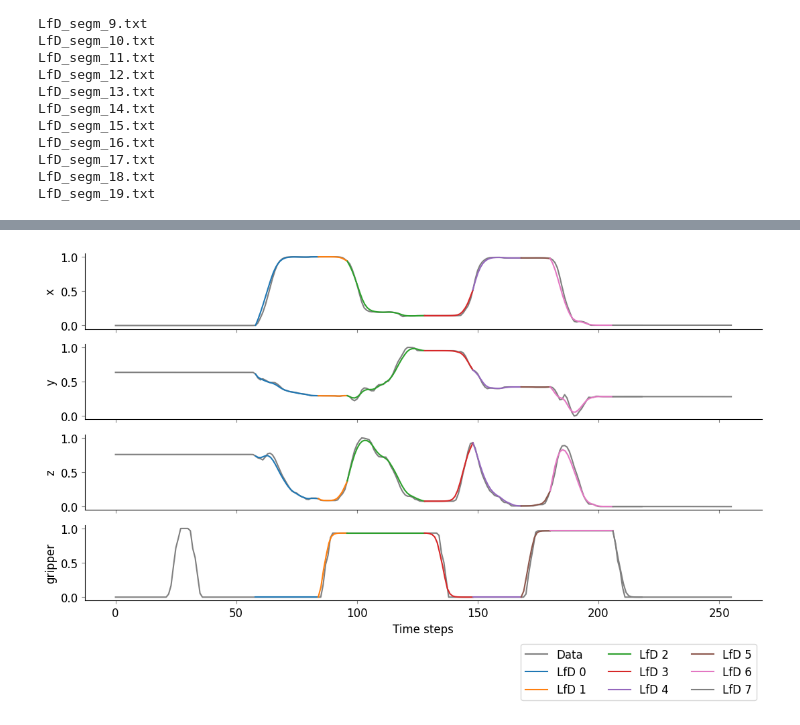
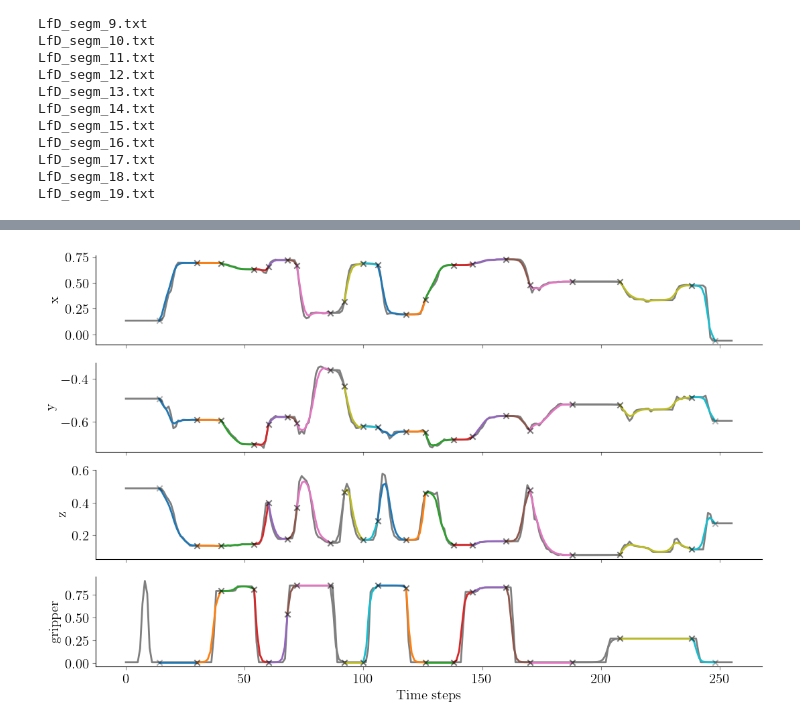
Before and after one commit to kir0ul/sdl, a Jupyter notebook: skills-segm-lib.ipynb, the cells around one changed output, grey strips where cells are left out. Saved outputs shown, nothing was run; the diff lists cells and outputs as text; code cells hidden in the pictures.

```diff
--- a/skills-segm-lib.ipynb
+++ b/skills-segm-lib.ipynb
@@ -60,7 +80,7 @@ True
 # bagfiles = get_bagfiles_from_json(ground_truth_segm_file=ground_truth_segm_file)
 # bagfiles
 # %%
-filenum = 4
+filenum = 0
 # bagfile = bagfiles[filenum]
 # bagfile
 # %%
@@ -333,13 +378,14 @@ fig, axes = plt.subplots(
     nrows=len(df_labels), ncols=1, sharex=True, sharey=False, figsize=(11, 7)
 )
 cmap = mpl.colormaps.get("Pastel2").colors
+labels_fontsize = 15
 for idx, ax in enumerate(axes):
     for item in (
         [ax.title, ax.xaxis.label, ax.yaxis.label]
         + ax.get_xticklabels()
         + ax.get_yticklabels()
     ):
-        item.set_fontsize(12)
+        item.set_fontsize(labels_fontsize)
 
     ax.plot(traj.timestamp, traj[df_labels[idx]], "k")
     ax.set_ylabel(df_labels[idx])
@@ -428,12 +474,13 @@ for idx, ax in enumerate(axes):
             raise ValueError("Unexpected value in ground truth JSON file")
 
 axes[-1].set_xlabel("Time")
-fig.suptitle("Ground truth segmentation", fontsize=14)
+# fig.suptitle("Ground truth segmentation", fontsize=14)
 fig.autofmt_xdate()
 fig.tight_layout()
-axes[-1].legend(bbox_to_anchor=(1, -2.5), ncol=nsegments, fontsize=12)
-fig.patch.set_alpha(0)
-fig.patch.set_facecolor("white")
+axes[-1].legend(bbox_to_anchor=(1, -2.5), ncol=nsegments, fontsize=labels_fontsize)
+if TRANSP_BACK_PLOT:
+    fig.patch.set_alpha(0)
+    fig.patch.set_facecolor("white")
 
 plt.show()
 # %% [output]
@@ -547,8 +595,8 @@ array([[6.65273228e-05, 6.35833273e-01, 7.58165380e-01, ...,
 #     cpd_segm_penalty = 9
 #     true_chg_pts_iso = [segm["end"] for segm in gt_segm_dict[what_segments].values()]
 
-# cpd_segm_penalty = 2
-cpd_segm_penalty = 5
+cpd_segm_penalty = 2
+# cpd_segm_penalty = 5
 true_chg_pts_iso = []
 for idx, skill in enumerate(gt_segm_dict["segments"].values()):
     if isinstance(skill, list):
@@ -852,6 +971,7 @@ fig, axes = plt.subplots(nrows=pos_segm.shape[1], ncols=1, sharex=True, figsize=
 cmap = mpl.colormaps.get("Set3").colors
 # plt_labels = traj.columns[colsids2keep]
 plt_labels = [df_labels[item] for item in colsids2keep]
+labels_fontsize = 15
 ts = np.arange(stop=X_down_scaled.shape[0])
 for axi, axv in enumerate(axes):
     for item in (
@@ -859,8 +979,9 @@ for axi, axv in enumerate(axes):
         + axv.get_xticklabels()
         + axv.get_yticklabels()
     ):
-        item.set_fontsize(12)
-    axv.plot(X_down_scaled[:, axi], color="k", label="Data", alpha=0.5)
+        item.set_fontsize(labels_fontsize)
+    # axv.plot(X_down_scaled[:, axi], color="k", label="Data", alpha=0.5, lw=2)
+    axv.plot(X_down.to_numpy()[:, axi], color="k", label="Data", alpha=0.5, lw=2)
     axv.set_ylabel(plt_labels[axi])
     axv.tick_params(color="gray")
     axv.spines[["right", "top"]].set_visible(False)
@@ -876,7 +997,10 @@ for seg_i, seg_v in enumerate(chg_pts_all[:-1]):
     ts_segm_ref = np.linspace(
         start=chg_pts_all[seg_i], stop=chg_pts_all[seg_i + 1], num=n_nodes
     )
-    pos_segm = X_down_scaled[chg_pts_all[seg_i] : chg_pts_all[seg_i + 1], colsids2keep]
+    # pos_segm = X_down_scaled[chg_pts_all[seg_i] : chg_pts_all[seg_i + 1], colsids2keep]
+    pos_segm = X_down.to_numpy()[
+        chg_pts_all[seg_i] : chg_pts_all[seg_i + 1], colsids2keep
+    ]
     # ts_elmap = np.arange(pos_segm.shape[0])[:, np.newaxis]
     ts_elmap = np.linspace(
         start=chg_pts_all[seg_i], stop=chg_pts_all[seg_i + 1], num=pos_segm.shape[0]
@@ -896,7 +1020,10 @@ for seg_i, seg_v in enumerate(chg_pts_all[:-1]):
         (
             np.array([ts_elmap[0], ts_elmap[-1]]),
             # X_down_scaled[[chg_pts_all[seg_i], chg_pts_all[seg_i + 1]], 0:3],
-            X_down_scaled[:, colsids2keep][
+            # X_down_scaled[:, colsids2keep][
+            #     [chg_pts_all[seg_i], chg_pts_all[seg_i + 1]], :
+            # ],
+            X_down.to_numpy()[:, colsids2keep][
                 [chg_pts_all[seg_i], chg_pts_all[seg_i + 1]], :
             ],
         )
@@ -908,20 +1035,23 @@ for seg_i, seg_v in enumerate(chg_pts_all[:-1]):
     # if seg_i == 7:
     #     constraints[0, 2] += 0.09
 
-    print(f"Constraints:\n{constraints}")
+    with np.printoptions(precision=3, suppress=True):
+        print(f"Constraints:\n{constraints}")
     new_traj = elmap.optimize_map(
         consts=constraints,
         inds=[0, n_nodes - 1],
     )
     new_traj_end = new_traj[:, 1:]
-    print(f"Start of learned trajectory: {new_traj[0]}")
-    print(f"End of learned trajectory: {new_traj[-1]}")
-    new_traj_unscaled = minmaxscaler.inverse_transform(
-        np.hstack((new_traj_end, np.zeros((new_traj_end.shape[0], nsegments))))
-    )[:, colsids2keep]
+    with np.printoptions(precision=3, suppress=True):
+        print(f"Start of learned trajectory: {new_traj[0]}")
+        print(f"End of learned trajectory: {new_traj[-1]}")
+    # new_traj_unscaled = minmaxscaler.inverse_transform(
+    #     np.hstack((new_traj_end, np.zeros((new_traj_end.shape[0], nsegments))))
+    # )[:, colsids2keep]
     np.savetxt(
         f"LfD_segm_{seg_i}.txt",
-        new_traj_unscaled,
+        # new_traj_unscaled,
+        new_traj_end,
         delimiter=",",
         header=", ".join(list(plt_labels))
         + f"\n{[int(item) for item in true_chg_pts]}",
@@ -933,12 +1063,30 @@ for seg_i, seg_v in enumerate(chg_pts_all[:-1]):
             new_traj_end[:, axi],
             # color=cmap[seg_i],
             label=f"LfD {seg_i}",
+            lw=2,
+        )
+        axv.scatter(
+            ts_segm_ref[0],
+            constraints[0, axi + 1],
+            marker="x",
+            color="k",
+            alpha=0.3,
+            zorder=2.5,
+        )
+        axv.scatter(
+            ts_segm_ref[-1],
+            constraints[-1, axi + 1],
+            marker="x",
+            color="k",
+            alpha=0.3,
+            zorder=2.5,
         )
 
 axes[-1].set_xlabel("Time steps")
-axes[-1].legend(bbox_to_anchor=(1, -0.5), ncol=round((nsegments + 1) / 3), fontsize=12)
-fig.patch.set_alpha(0)
-fig.patch.set_facecolor("white")
+# axes[-1].legend(bbox_to_anchor=(1, -0.5), ncol=6, fontsize=labels_fontsize)
+if TRANSP_BACK_PLOT:
+    fig.patch.set_alpha(0)
+    fig.patch.set_facecolor("white")
 fig.tight_layout()
 
 plt.show()
@@ -963 +1111 @@ End of learned trajectory: [2.17988790e+02 4.45822679e-03 2.82794725e-01 1.00265
-[figure, old version]
+[figure, new version]
```
Also changed, not shown: parts of 35 cells of this notebook, 3 other files.
